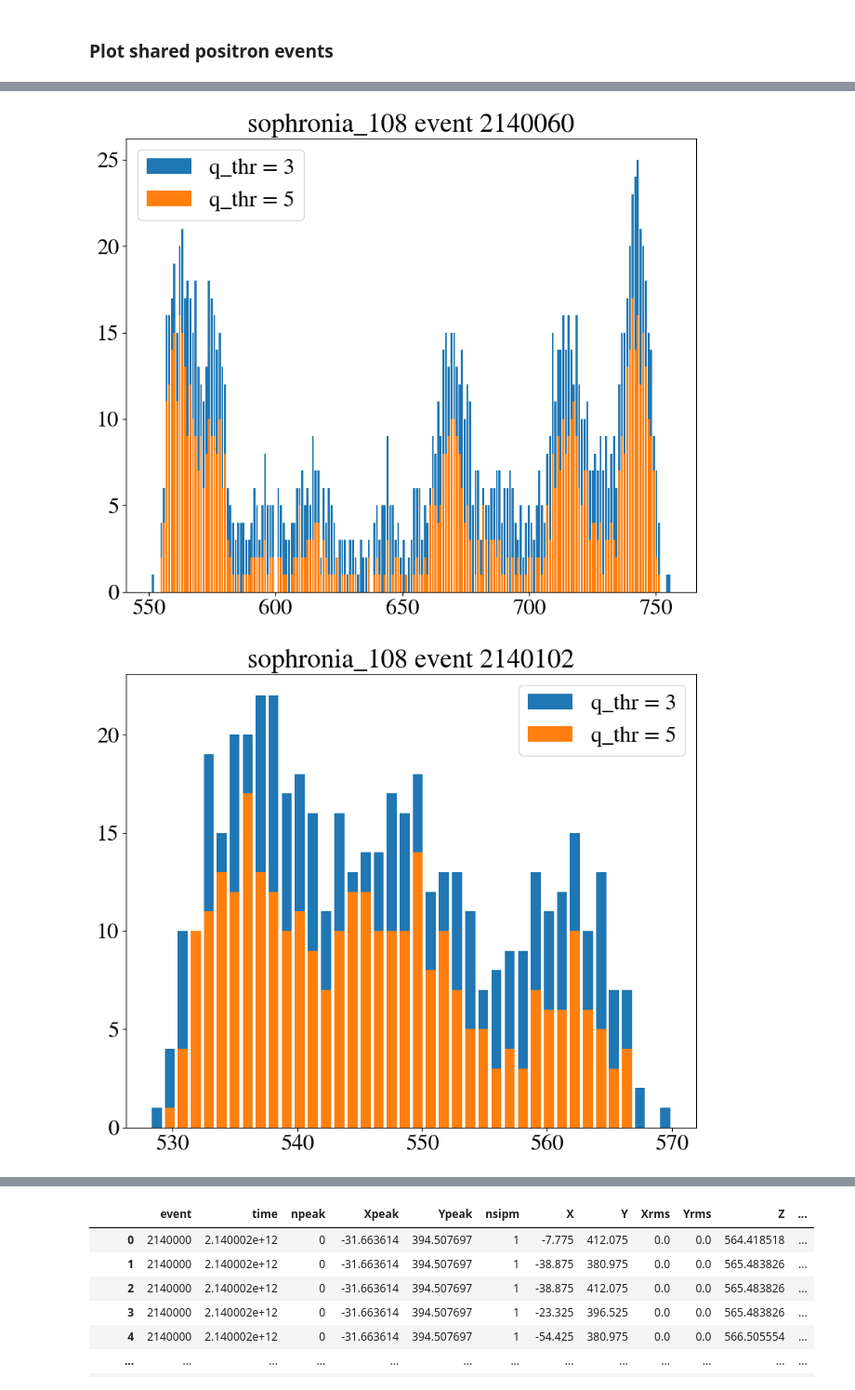
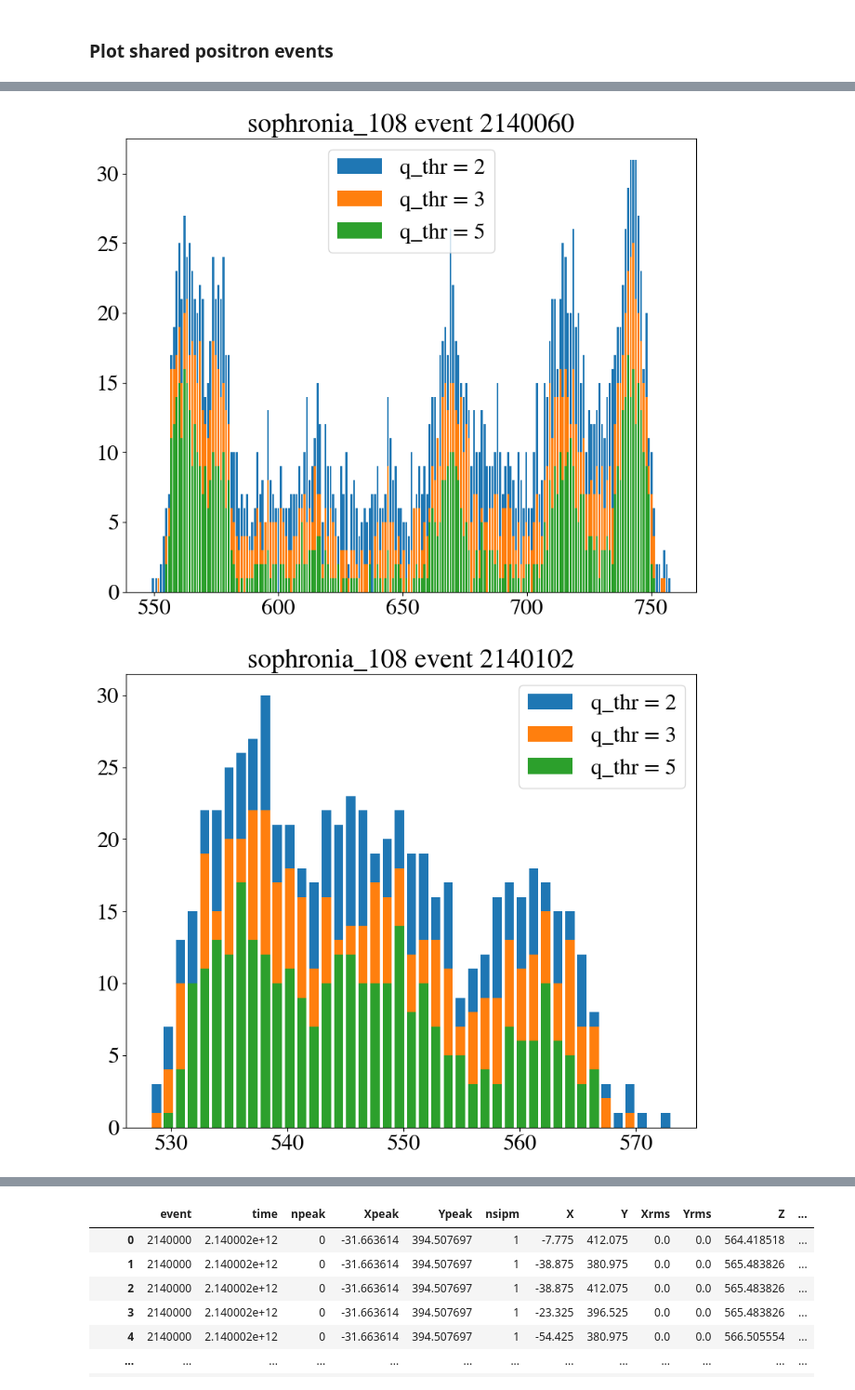
Before and after one commit to jwaiton/next_misc, a Jupyter notebook: Tl_studies/quick_notebooks/z_slice/compare_zslices.ipynb, the cells around one changed output, grey strips where cells are left out. Shown at 93% size. Saved outputs shown, nothing was run; the diff lists cells and outputs as text; code cells hidden in the pictures.

```diff
--- a/Tl_studies/quick_notebooks/z_slice/compare_zslices.ipynb
+++ b/Tl_studies/quick_notebooks/z_slice/compare_zslices.ipynb
@@ -55,9 +55,11 @@ from matplotlib.colors import Normalize
 # %% [markdown]
 ### read in
 # %%
+file_qthr2 = 'sophronia_qthr2.h5'
 file_qthr3 = 'sophronia_qthr3.h5'
 file_qthr5 = 'sophronia_qthr5.h5'
 
+soph_file_2 = f'../../sophronia/' + str(file_qthr2)
 soph_file_3 = f'../../sophronia/' + str(file_qthr3)
 soph_file_5 = f'../../sophronia/' + str(file_qthr5)
 # %% [markdown]
@@ -107,6 +109,7 @@ def collect_zslice(data_path):
 
     return (z_slice, evt_list)
 # %%
+soph_2 = collect_zslice(soph_file_2)
 soph_3 = collect_zslice(soph_file_3)
 soph_5 = collect_zslice(soph_file_5)
 # %% [output]
@@ -188,11 +192,14 @@ i_list = []
 evt_list = []
 
 for i in range(len(posi_events)):
-    if ((posi_events[i] in np.array(soph_3[1])) and (posi_events[i] in np.array(soph_5[1]))):
+    if ((posi_events[i] in np.array(soph_3[1])) and (posi_events[i] in np.array(soph_5[1])) and (posi_events[i] in np.array(soph_2[1]))):
         i_list.append(i)
         evt_list.append(posi_events[i])
 
 print(evt_list)
+
+# save this list, its useful!
+np.save('positron_event_ids.npy', evt_list)
 # %% [output]
 [2140004, 2140012, 2140048, 2140058, 2140060, 2140102, 2140114, 2140118, 2140122, 2140136, 2140138, 2140140, 2140170, 2140178, 2140182, 2140188, 2140194, 2140208, 2140216, 2140228, 2140242, 2140246, 2 ...
 # %% [markdown]
@@ -210,6 +217,7 @@ for i in range(len(soph_3[1])):
             break
 
         # plot
+        plt.bar(soph_2[0][i].index, soph_2[0][i].values, label = 'q_thr = 2')
         plt.bar(soph_3[0][i].index, soph_3[0][i].values, label = 'q_thr = 3')
         plt.bar(soph_5[0][i].index, soph_5[0][i].values, label = 'q_thr = 5')
         plt.legend()
@@ -223,2 +231,2 @@ for i in range(len(soph_3[1])):
-[figure, old version]
+[figure, new version]
-[figure, old version]
+[figure, new version]
```
Also changed, not shown: parts of 2 cells of this notebook, 3 other files.
